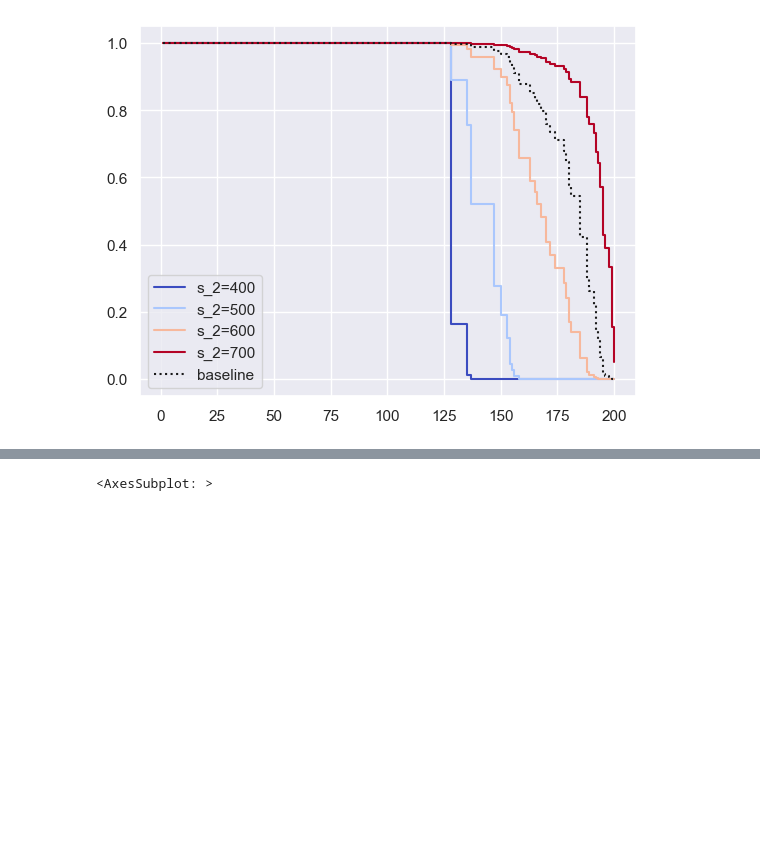
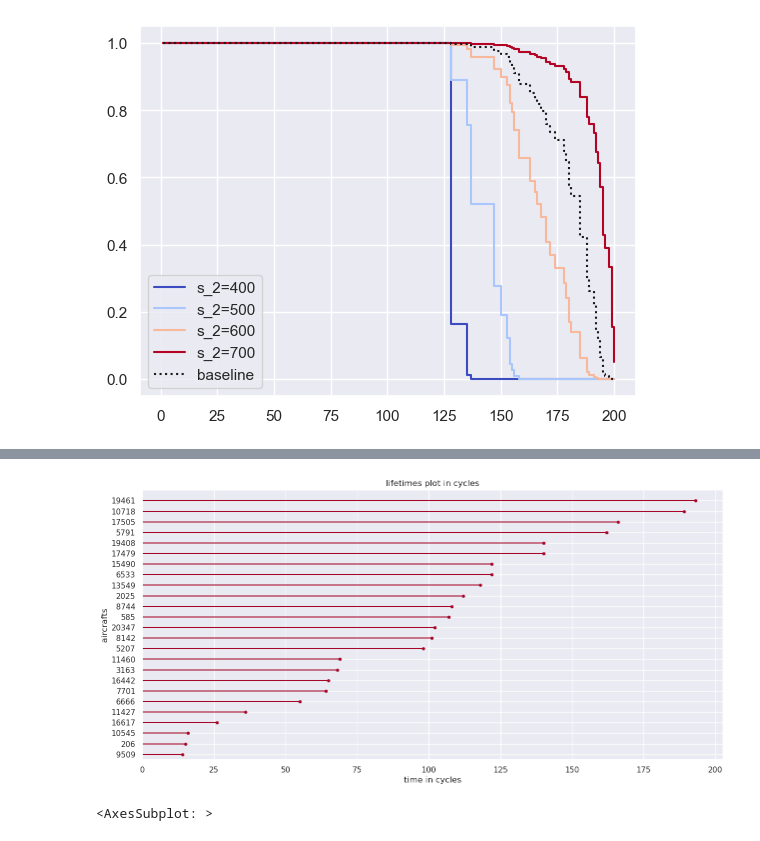
Before and after one commit to xxl4tomxu98/NASA-Jet-Engine-Maintenance, a Jupyter notebook: Survival Analysis/survival.ipynb, the cells around one changed output, grey strips where cells are left out. Saved outputs shown, nothing was run; the diff lists cells and outputs as text; code cells hidden in the pictures; blank space fills up the shorter version.

```diff
--- a/Survival Analysis/survival.ipynb
+++ b/Survival Analysis/survival.ipynb
@@ -418,3 +417,14 @@ aft.plot()
+# %%
+# lifelines plot of the dataset to show days survived and death event occurence
+df=train_censored[train_cols1].sample(25)  # random sampling of data
+plt.figure(figsize=[15,7])
+plot_lifetimes(df['time_cycles'])
+plt.title('lifetimes plot in cycles')
+plt.xlabel('time in cycles')
+plt.ylabel('aircrafts')
+plt.show()
+# %% [output]
+[figure, added]
 # %%
 plt.subplots(figsize=(10, 6))
 aft.plot_partial_effects_on_outcome('s_2', range(400, 800, 100), cmap='coolwarm')
```
Also changed, not shown: parts of 5 cells of this notebook.
